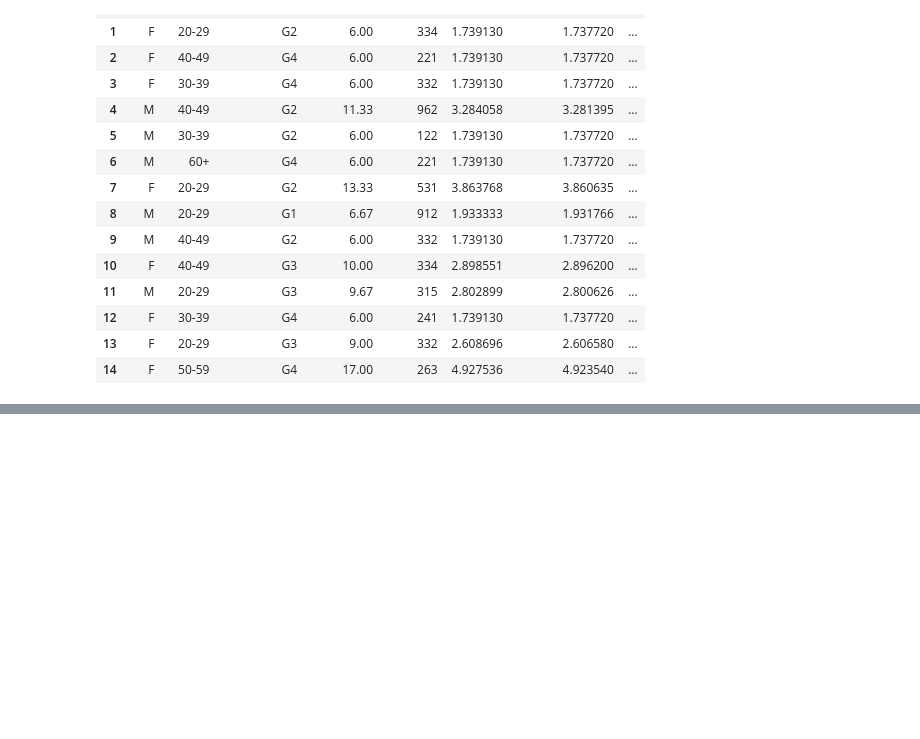
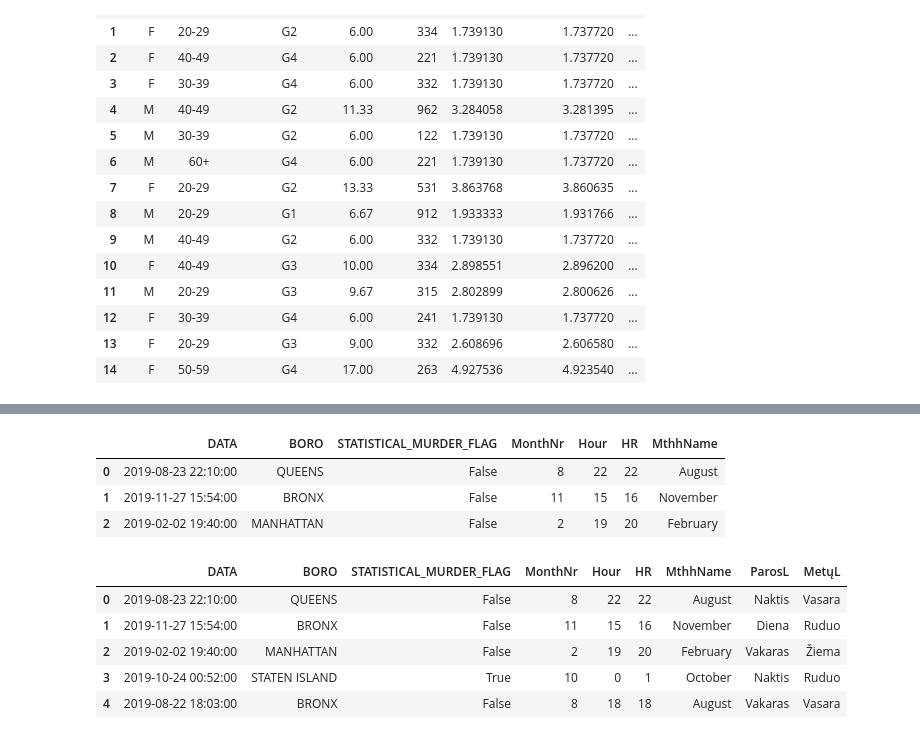
Before and after one commit to Sarunaskaz/JupiterNoteBooks, a Jupyter notebook: 17_.ipynb, the cells around one changed output, grey strips where cells are left out. Saved outputs shown, nothing was run; the diff lists cells and outputs as text; code cells hidden in the pictures; blank space fills up the shorter version.

```diff
--- a/17_.ipynb
+++ b/17_.ipynb
@@ -193,0 +193,5 @@ nypd.head(2)
+# %%
+# .dt modulis, veikia tik tada, jei
+#  stulpelis DataFrame yra datetime
+nypd_small = nypd[['DATA','BORO', 'STATISTICAL_MURDER_FLAG']]
+nypd_small.head(5)
@@ -193,0 +205,49 @@ nypd.head(2)
+# %%
+nypd_small['MonthNr'] = nypd_small['DATA'].dt.month
+nypd_small['Hour'] = nypd_small['DATA'].dt.hour
+nypd_small['HR'] = nypd_small['DATA'].dt.round('H').dt.hour # suapvalino valandas
+nypd_small['MthhName'] = nypd_small['DATA'].dt.month_name()
+nypd_small.head(3)
+# %% [output]
+|  | DATA | BORO | STATISTICAL_MURDER_FLAG | MonthNr | Hour | HR | MthhName |
+| 0 | 2019-08-23 22:10:00 | QUEENS | False | 8 | 22 | 22 | August |
+| 1 | 2019-11-27 15:54:00 | BRONX | False | 11 | 15 | 16 | November |
+| 2 | 2019-02-02 19:40:00 | MANHATTAN | False | 2 | 19 | 20 | February |
+# %%
+# sukurkite du naujus stulpelius
+# viename turi būti paros laikas ('Rytas, Vakaras, etc)
+# kitame metų laikas (žiema, vasara, etc)
+# naudokite stulpelius Hour ir MonthNr
+
+
+
+def para(x):
+    if x >= 22 or x < 6:
+        return 'Naktis'
+    elif x >= 6 and x < 10:
+        return 'Rytas'
+    elif x >= 10 and x < 16:
+        return 'Diena'
+    else:
+        return 'Vakaras'
+
+def metai(x):
+    if x in [12,1,2]:
+        return 'Žiema'
+    elif x in [3,4,5]:
+        return 'Pavasaris'
+    elif x in [6,7,8]:
+        return 'Vasara'
+    else:
+        return 'Ruduo'
+
+nypd_small['ParosL'] = nypd_small['Hour'].apply(para)
+nypd_small['MetųL'] = nypd_small['MonthNr'].apply(metai)
+nypd_small.head()
+# %% [output]
+|  | DATA | BORO | STATISTICAL_MURDER_FLAG | MonthNr | Hour | HR | MthhName | ParosL | MetųL |
+| 0 | 2019-08-23 22:10:00 | QUEENS | False | 8 | 22 | 22 | August | Naktis | Vasara |
+| 1 | 2019-11-27 15:54:00 | BRONX | False | 11 | 15 | 16 | November | Diena | Ruduo |
+| 2 | 2019-02-02 19:40:00 | MANHATTAN | False | 2 | 19 | 20 | February | Vakaras | Žiema |
+| 3 | 2019-10-24 00:52:00 | STATEN ISLAND | True | 10 | 0 | 1 | October | Naktis | Ruduo |
+| 4 | 2019-08-22 18:03:00 | BRONX | False | 8 | 18 | 18 | August | Vakaras | Vasara |
```
Also changed, not shown: parts of 3 cells of this notebook.
